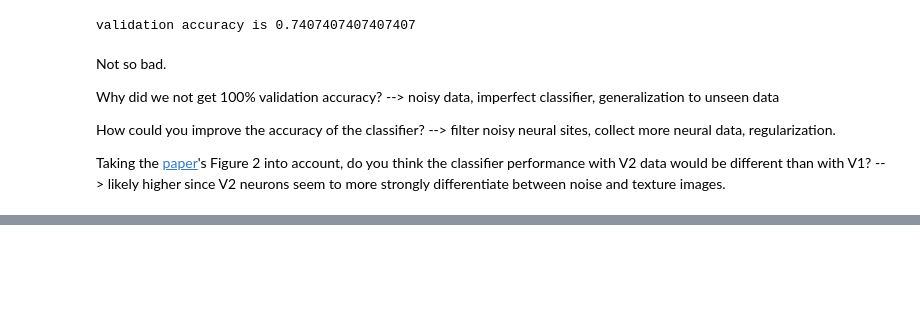
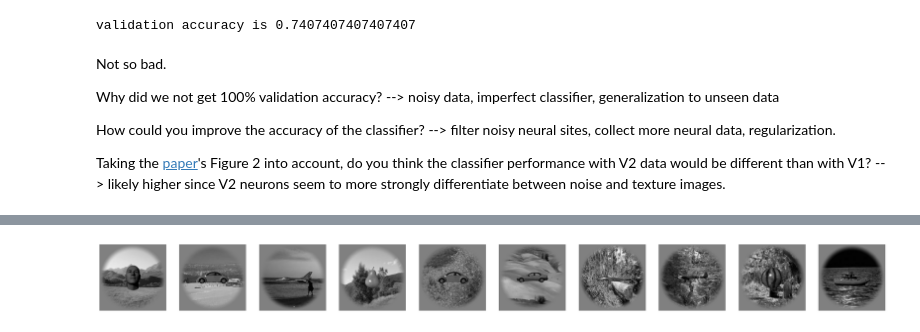
Before and after one commit to epflneuroailab/cajal2025, a Jupyter notebook: cajal2025.ipynb, the cells around one changed output, grey strips where cells are left out. Saved outputs shown, nothing was run; the diff lists cells and outputs as text; code cells hidden in the pictures; blank space fills up the shorter version.

```diff
--- a/cajal2025.ipynb
+++ b/cajal2025.ipynb
@@ -494,0 +555,6 @@ Next, we come to the step of modeling. In this step, we try to establish models
+# %%
+# and compare the assembly from the model vs. that from the macaque
+for layer in layers:
+    print(f"AlexNet layer {layer}: {alexnet_assemblies[layer].sizes}")
+
+print(f"V1 averaged data: {v1_average.sizes}")
@@ -494,0 +566,6 @@ Next, we come to the step of modeling. In this step, we try to establish models
+# %%
+# IMPORTANT: before everything, let's first ensure that the assemblies from both
+# sides are aligned in terms of the ordering of presentations
+for layer in layers:
+    alexnet_assemblies[layer] = alexnet_assemblies[layer].sortby('stimulus_id')
+    assert (alexnet_assemblies[layer]['stimulus_id'].values == v1_average['stimulus_id'].values).all()
@@ -494,0 +746,18 @@ Next, we come to the step of modeling. In this step, we try to establish models
+# %%
+data = brainscore_vision.load_dataset('MajajHong2015.public')
+
+# we'll focus on only IT recordings in this exercise
+it_data = data.sel(region='IT')
+
+### SUBSAMPLING START
+# to make our life easier, we only work on a subset (135 samples) of the data this time
+stimulus_ids = it_data['stimulus_id'].values
+target_stimuli = np.unique(stimulus_ids)[:135]
+stimulus_mask = [stimulus_id in target_stimuli for stimulus_id in stimulus_ids]
+it_data = it_data.isel(presentation=stimulus_mask)
+stimulus_set = it_data.stimulus_set
+stimulus_set = stimulus_set[stimulus_set['stimulus_id'].isin(target_stimuli)]
+it_data.attrs["stimulus_set"] = stimulus_set
+### SUBSAMPLING END
+
+it_data
@@ -494,0 +790,16 @@ Next, we come to the step of modeling. In this step, we try to establish models
+# %%
+# visualization
+stimuli = it_data.stimulus_set
+
+fig, axes = pyplot.subplots(nrows=1, ncols=10, figsize=(30, 3))
+for i, ax in enumerate(axes.flatten()):
+    current_stimulus_id = stimuli['stimulus_id'].values[i]  # accessing a stimulus
+    # use a method 'get_stimulus' of StimulusSet to get the stimulus storage path given the id
+    image_path = stimuli.get_stimulus(current_stimulus_id)
+    # show the image using matplotlib
+    image_content = image.imread(image_path)
+    ax.imshow(image_content, cmap='gray')
+    ax.set_axis_off()
+pyplot.show()
+# %% [output]
+[figure, added]
```
Also changed, not shown: parts of 31 cells of this notebook.
